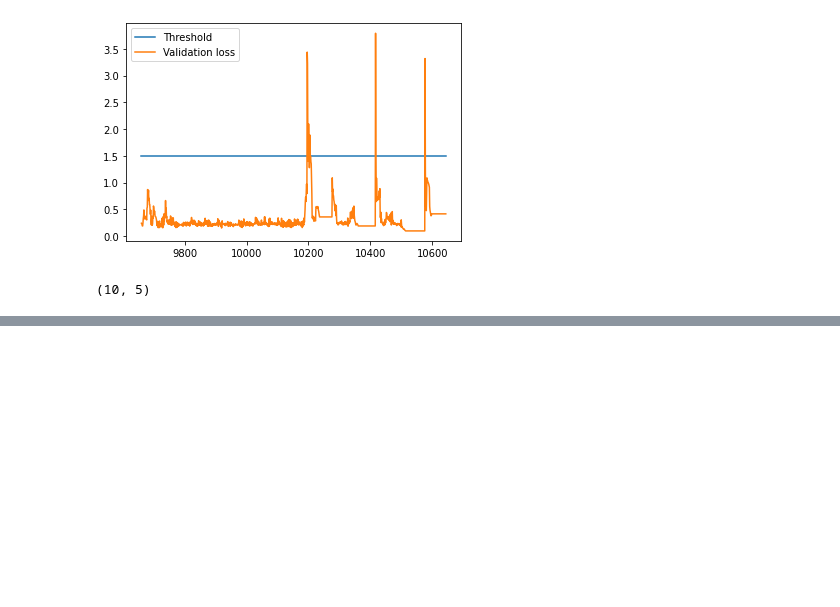
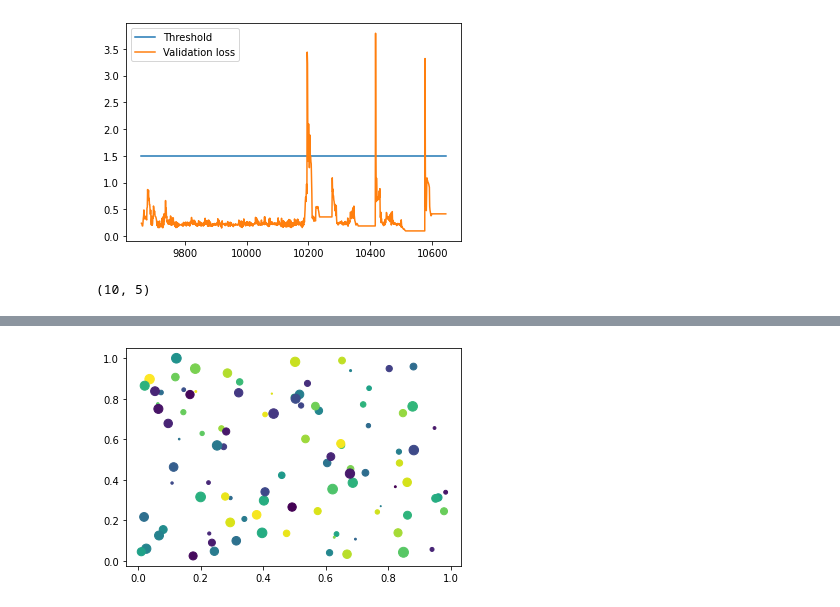
Before and after one commit to ubco-mds-2020-labs/w2020-data599-capstone-projects-ubc-udl, a Jupyter notebook: research/notebook-demo/lstm_sensor2.ipynb, the cells around one changed output, grey strips where cells are left out. Drawn from its saved outputs; the diff is of its cells as text; code cells hidden in the pictures; blank space fills up the shorter version.

```diff
--- a/research/notebook-demo/lstm_sensor2.ipynb
+++ b/research/notebook-demo/lstm_sensor2.ipynb
@@ -270,0 +333,21 @@ alt.layer(c1, c2).configure_view(
+# %%
+from matplotlib.pyplot import figure, show
+import numpy as npy
+from numpy.random import rand
+
+if 1: # picking on a scatter plot (matplotlib.collections.RegularPolyCollection)
+
+    x, y, c, s = rand(4, 100)
+    def onpick3(event):
+        ind = event.ind
+        print('onpick3 scatter:', ind, npy.take(x, ind), npy.take(y, ind))
+
+    fig = figure()
+    ax1 = fig.add_subplot(111)
+    col = ax1.scatter(x, y, 100*s, c, picker=True)
+    #fig.savefig('pscoll.eps')
+    fig.canvas.mpl_connect('pick_event', onpick3)
+
+show()
+# %% [output]
+[figure, added]
```
Also changed, not shown: parts of 2 cells of this notebook, 3 other files.
